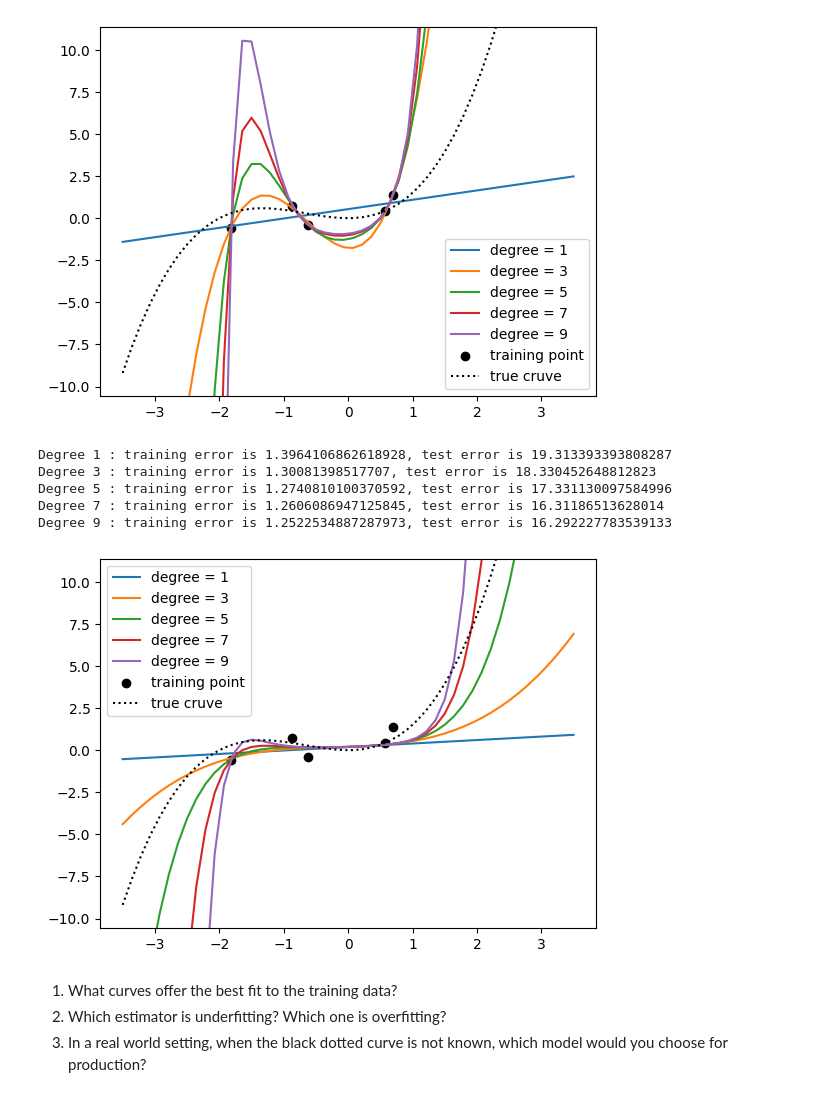
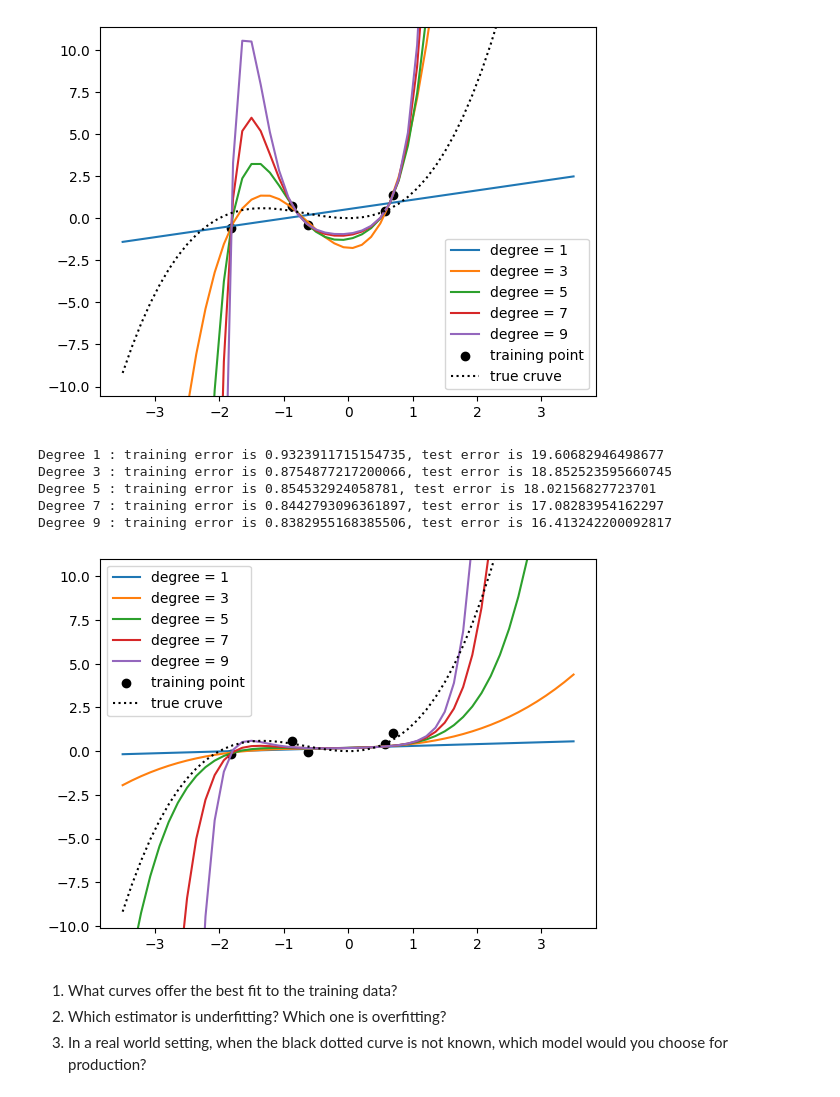
Before and after one commit to davidomanovic/Machine-Learning, a Jupyter notebook: Gradient Descent/ml4phys_exercise4.ipynb, the cells around one changed output. Cells and saved outputs as stored; diff of their text form; code cells hidden in the pictures.

```diff
--- a/Gradient Descent/ml4phys_exercise4.ipynb
+++ b/Gradient Descent/ml4phys_exercise4.ipynb
@@ -176,14 +176,14 @@ Degree 7 : training error is 2.85550246830042e-14, test error is 171.68282064653
 Degree 9 : training error is 8.253819402968592e-15, test error is 333.0189790191788
 [figure]
 # %%
-show_poly_results(alpha=5.5, noise_std=0.5, n=5)
+show_poly_results(alpha=5.5, noise_std=0.25, n=5)
 # %% [output]
-Degree 1 : training error is 1.3964106862618928, test error is 19.313393393808287
-Degree 3 : training error is 1.30081398517707, test error is 18.330452648812823
-Degree 5 : training error is 1.2740810100370592, test error is 17.331130097584996
-Degree 7 : training error is 1.2606086947125845, test error is 16.31186513628014
-Degree 9 : training error is 1.2522534887287973, test error is 16.292227783539133
+Degree 1 : training error is 0.9323911715154735, test error is 19.60682946498677
+Degree 3 : training error is 0.8754877217200066, test error is 18.852523595660745
+Degree 5 : training error is 0.854532924058781, test error is 18.02156827723701
+Degree 7 : training error is 0.8442793096361897, test error is 17.08283954162297
+Degree 9 : training error is 0.8382955168385506, test error is 16.413242200092817
-[figure, old version]
+[figure, new version]
 # %% [markdown]
 1. What curves offer the best fit to the training data?
 2. Which estimator is underfitting? Which one is overfitting?
```
Also changed, not shown: parts of 9 cells of this notebook.
